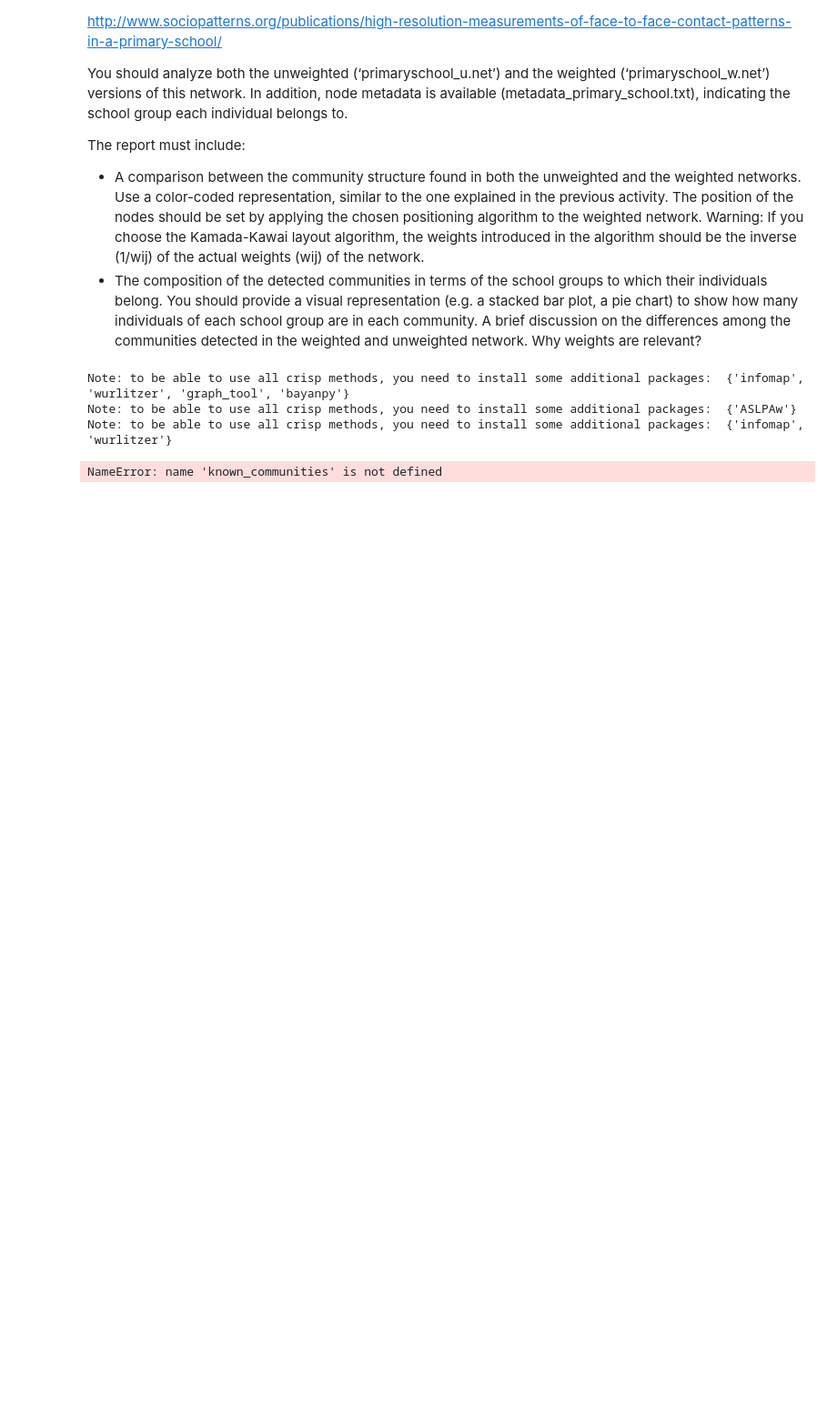
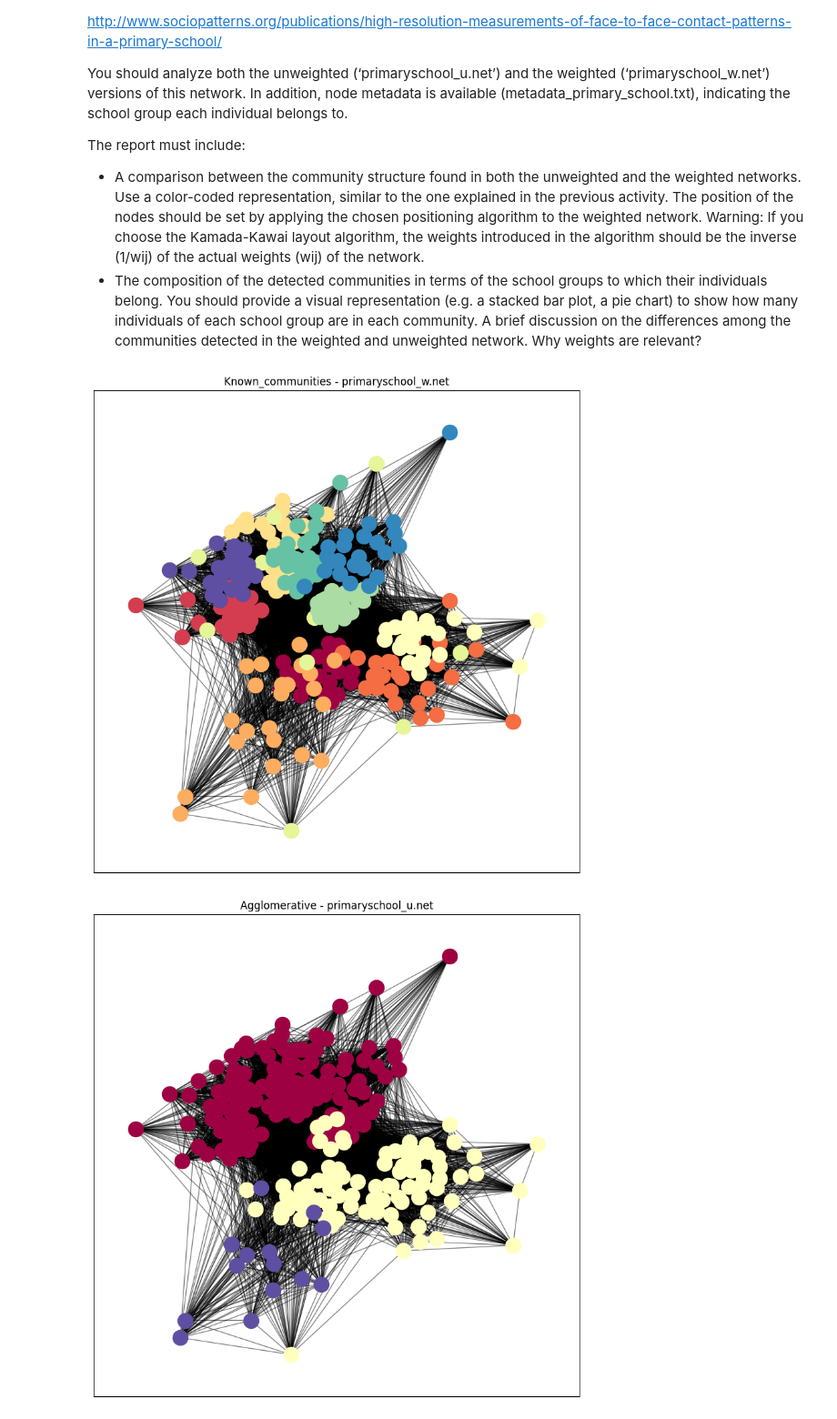
Before and after one commit to danielDiezURV/A3-Community-detection, a Jupyter notebook: A3-CommunityDetection.ipynb, the cells around one changed output. Shown at 91% size. Saved outputs shown, nothing was run; the diff lists cells and outputs as text; code cells hidden in the pictures; blank space fills up the shorter version.

```diff
--- a/A3-CommunityDetection.ipynb
+++ b/A3-CommunityDetection.ipynb
@@ -86,45 +105,51 @@ A brief discussion on the differences among the communities detected in the weig
 # %%
 import os
 import networkx as nx
 import pandas as pd
 from cdlib.algorithms import infomap
 from CommunityDetectionFunctions import CommunityDetectionFunctions
 
+cd_functions = CommunityDetectionFunctions()
+
 directory = 'A3_primary_school_network'
-known_community_file = 'metadata_primary_school.txt'
-file_path = os.path.join(directory, known_community_file)
-known_community_graph = nx.Graph(nx.read_pajek(file_path))
+layout_weighted_file = 'primaryschool_w.net'
+file_path = os.path.join(directory, layout_weighted_file)
+layout_weighted_graph = nx.Graph(nx.read_pajek(file_path))
+for u, v, weight in layout_weighted_graph.edges(data='weight'):
+    layout_weighted_graph[u][v]['weight'] = 1 / weight
+cd_functions.set_kamada_kawai_layout(layout_weighted_graph)
 
-cd_functions = CommunityDetectionFunctions()
-cd_functions.set(known_community_graph)
-cd_functions.plot_kamada_kawai_communities(known_community_graph, known_communities, 'Known_communities', known_community_file)
+known_communities_file = 'metadata_primary_school.txt'
+file_path = os.path.join(directory, known_communities_file)
+known_communities = cd_functions.read_communities_file(file_path)
+cd_functions.plot_kamada_kawai_communities(layout_weighted_graph, list(known_communities.values()), 'Known_communities', layout_weighted_file)
 
+with open('results/characterization_results.csv', 'w') as community_detection_results:
+    result_data = pd.DataFrame(columns=['Method', 'File', 'Num Communities', 'Modularity', 'Jaccard Index', 'Normalized Mutual Information', 'Normalized Variation of Information'])
 
-for file in [file for file in os.listdir(directory) if file.endswith('.net')]:
-    file_path = os.path.join(directory, file)
-    graph = nx.Graph(nx.read_pajek(file_path))
+    for file in [file for file in os.listdir(directory) if file.endswith('.net')]:
+        file_path = os.path.join(directory, file)
+        graph = nx.Graph(nx.read_pajek(file_path))
 
-    # Agglomerative greedy algorithm
-    communities = nx.algorithms.community.greedy_modularity_communities(graph)
+        # Agglomerative greedy algorithm
+        communities = nx.algorithms.community.greedy_modularity_communities(graph)
+        result_data.loc[len(result_data.index)] = cd_functions.evaluate_communities(graph, list(known_communities.values()), communities, 'Agglomerative', file)
+        cd_functions.plot_kamada_kawai_communities(graph, communities, 'Agglomerative', file)
 
-    result_data.loc[len(result_data.index)] = cd_functions.evaluate_communities(graph, known_communities, communities, 'Agglomerative', file)
-    cd_functions.plot_kamada_kawai_communities(graph, communities, 'Agglomerative', file)
+        # Louvain
+        communities = nx.algorithms.community.louvain_communities(graph)
+        result_data.loc[len(result_data.index)] = cd_functions.evaluate_communities(graph, list(known_communities.values()), communities, 'Louvain', file)
+        cd_functions.plot_kamada_kawai_communities(graph, communities, 'Louvain', file)
 
-    # Louvain
-    communities = nx.algorithms.community.louvain_communities(graph)
-    result_data.loc[len(result_data.index)] = cd_functions.evaluate_communities(graph, known_communities, communities, 'Louvain', file)
-    cd_functions.plot_kamada_kawai_communities(graph, communities, 'Louvain', file)
+        # InfoMap
+        communities = infomap(graph).communities
+        result_data.loc[len(result_data.index)] = cd_functions.evaluate_communities(graph, list(known_communities.values()), communities, 'InfoMap', file)
+        cd_functions.plot_kamada_kawai_communities(graph, communities, 'InfoMap', file)
 
-    # InfoMap
-    communities = infomap(graph).communities
-    result_data.loc[len(result_data.index)] = cd_functions.evaluate_communities(graph, known_communities, communities, 'InfoMap', file)
-    cd_functions.plot_kamada_kawai_communities(graph, communities, 'InfoMap', file)
 
 
 
     result_data.to_csv(community_detection_results, index=False, header=True, sep=";", decimal=",")
 # %% [output]
-Note: to be able to use all crisp methods, you need to install some additional packages:  {'infomap', 'wurlitzer', 'graph_tool', 'bayanpy'}
-Note: to be able to use all crisp methods, you need to install some additional packages:  {'ASLPAw'}
-Note: to be able to use all crisp methods, you need to install some additional packages:  {'infomap', 'wurlitzer'}
-NameError: name 'known_communities' is not defined
+[figure, added]
+[figure, added]
```
Also changed, not shown: parts of 2 cells of this notebook, 4 other files.
